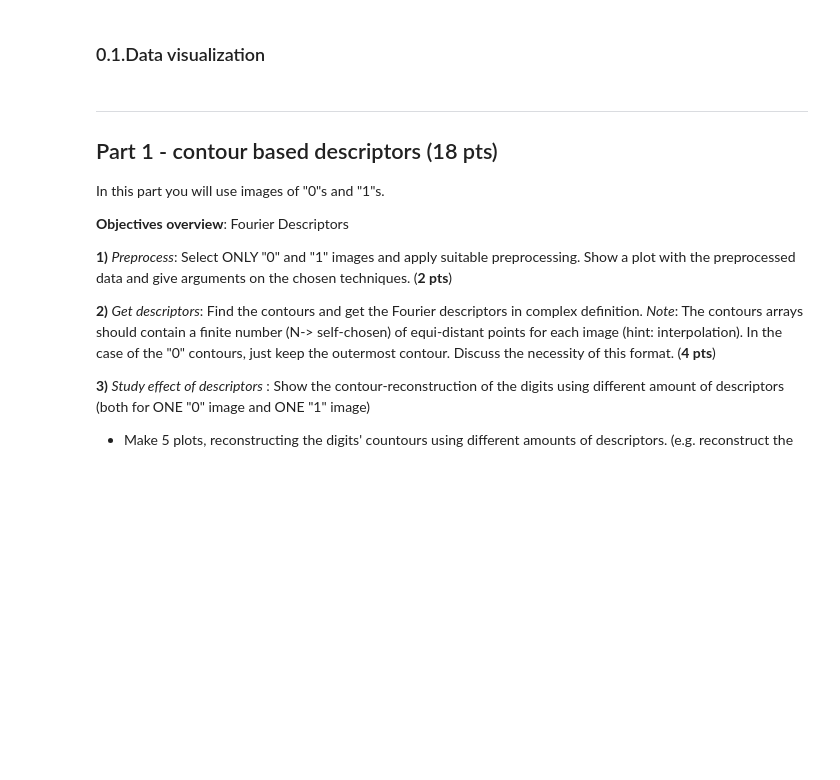
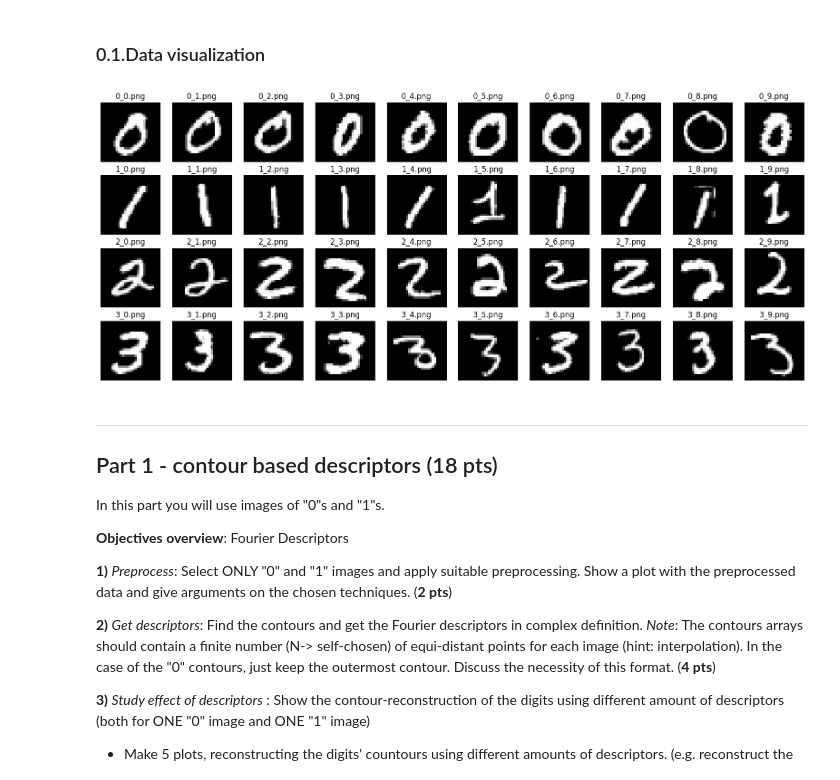
Before and after one commit to Jennifer2001-lab/iapr, a Jupyter notebook: labs/lab_02_object_description.ipynb.ipynb, the cells around one changed output. Cells and saved outputs as stored; diff of their text form; code cells hidden in the pictures; blank space fills up the shorter version.

```diff
--- a/labs/lab_02_object_description.ipynb.ipynb
+++ b/labs/lab_02_object_description.ipynb.ipynb
@@ -65,34 +63,36 @@ def load(path, digit='0'):
     return digit_im, digit_names
 
 # Load digits data
 
 # Zero images arrays
 zeros_im, zeros_names = load(data_part1, digit='0')
 # Ones images arrays
 ones_im, ones_names = load(data_part1, digit='1')
 # Twos images arrays
 twos_im, twos_names = load(data_part2, digit='2')
 # Threes images arrays
 threes_im, threes_names = load(data_part2, digit='3')
 
 # Plot images
 fig, axes = plt.subplots(4, len(zeros_im), figsize=(20, 8))
 for ax, im, nm in zip(axes[0], zeros_im, zeros_names):
     ax.imshow(im, cmap='gray')
     ax.axis('off')
     ax.set_title(nm)
 for ax, im, nm in zip(axes[1], ones_im, ones_names):
     ax.imshow(im, cmap='gray')
     ax.axis('off')
     ax.set_title(nm)
 for ax, im, nm in zip(axes[2], twos_im, twos_names):
     ax.imshow(im, cmap='gray')
     ax.axis('off')
     ax.set_title(nm)
 for ax, im, nm in zip(axes[3], threes_im, threes_names):
-    ax.imshow(im, cmap='gray')
+    ax.imshow(im, cmap='gray' ,interpolation="nearest")
     ax.axis('off')
     ax.set_title(nm)
+# %% [output]
+[figure, added]
 # %% [markdown]
 ---
 ## Part 1 - contour based descriptors (18 pts)
```
Also changed, not shown: parts of 5 cells of this notebook.
